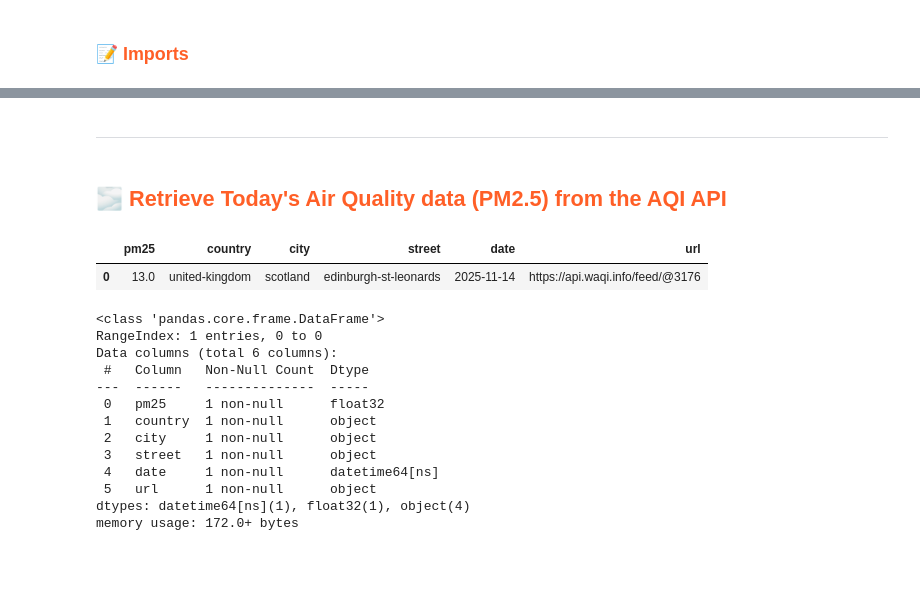
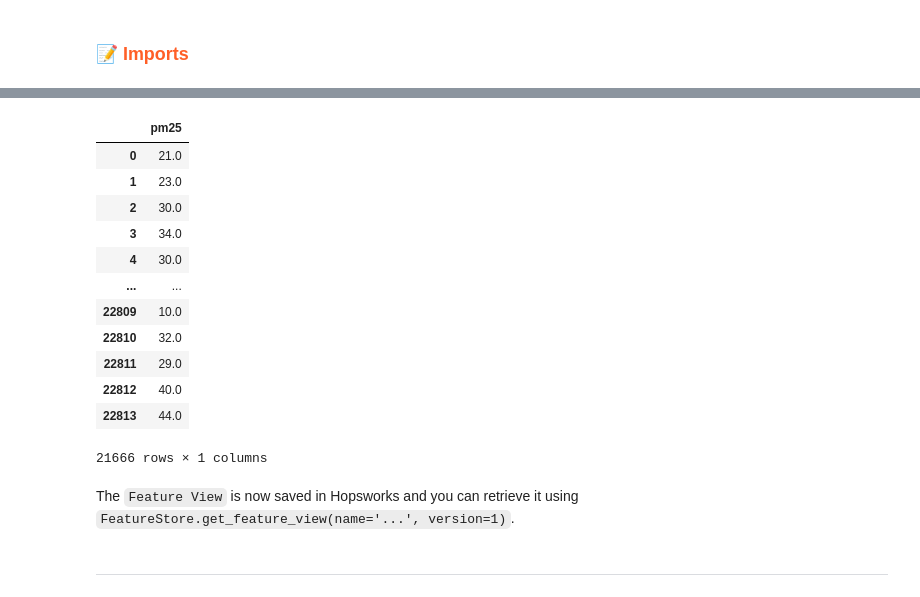
Before and after one commit to featurestorebook/mlfs-book, a Jupyter notebook: output.ipynb, the cells around one changed output, grey strips where cells are left out. Cells and saved outputs as stored; diff of their text form; code cells hidden in the pictures; blank space fills up the shorter version.

```diff
--- a/output.ipynb
+++ b/output.ipynb
@@ -131,29 +201,20 @@ weather_fg = fs.get_feature_group(
+# %%
+y_train
+# %% [output]
+|  | pm25 |
+| 0 | 21.0 |
+| 1 | 23.0 |
+| 2 | 30.0 |
+| 3 | 34.0 |
+| 4 | 30.0 |
+| ... | ... |
+| 22809 | 10.0 |
+| 22810 | 32.0 |
+| 22811 | 29.0 |
+| 22812 | 40.0 |
+| 22813 | 44.0 |
+21666 rows × 1 columns
+# %% [markdown]
+The `Feature View` is now saved in Hopsworks and you can retrieve it using `FeatureStore.get_feature_view(name='...', version=1)`.
 # %% [markdown]
 ---
-# %% [markdown]
-## <span style='color:#ff5f27'> 🌫 Retrieve Today's Air Quality data (PM2.5) from the AQI API</span>
-# %%
-import requests
-import pandas as pd
-
-aq_today_df = util.get_pm25(aqicn_url, country, city, street, today, AQICN_API_KEY)
-aq_today_df
-# %% [output]
-|  | pm25 | country | city | street | date | url |
-| 0 | 13.0 | united-kingdom | scotland | edinburgh-st-leonards | 2025-11-14 | https://api.waqi.info/feed/@3176 |
-# %%
-aq_today_df.info()
-# %% [output]
-<class 'pandas.core.frame.DataFrame'>
-RangeIndex: 1 entries, 0 to 0
-Data columns (total 6 columns):
- #   Column   Non-Null Count  Dtype
----  ------   --------------  -----
- 0   pm25     1 non-null      float32
- 1   country  1 non-null      object
- 2   city     1 non-null      object
- 3   street   1 non-null      object
- 4   date     1 non-null      datetime64[ns]
- 5   url      1 non-null      object
-dtypes: datetime64[ns](1), float32(1), object(4)
-memory usage: 172.0+ bytes
```
Also changed, not shown: parts of 40 cells of this notebook, 21 other files.
